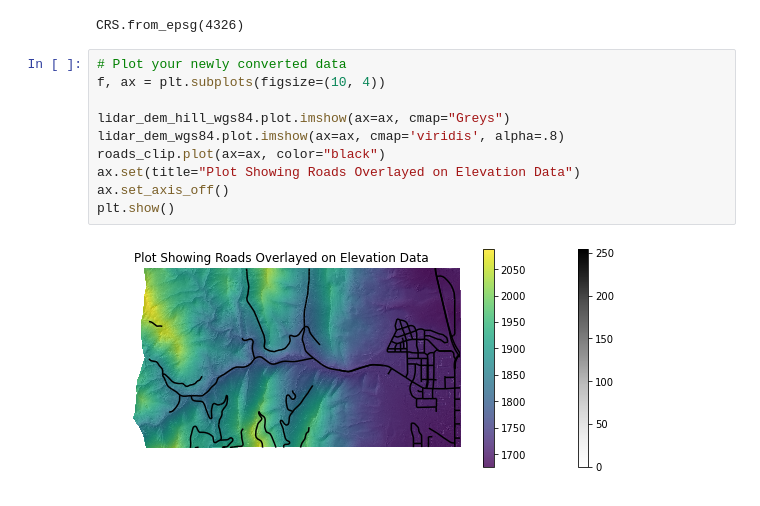
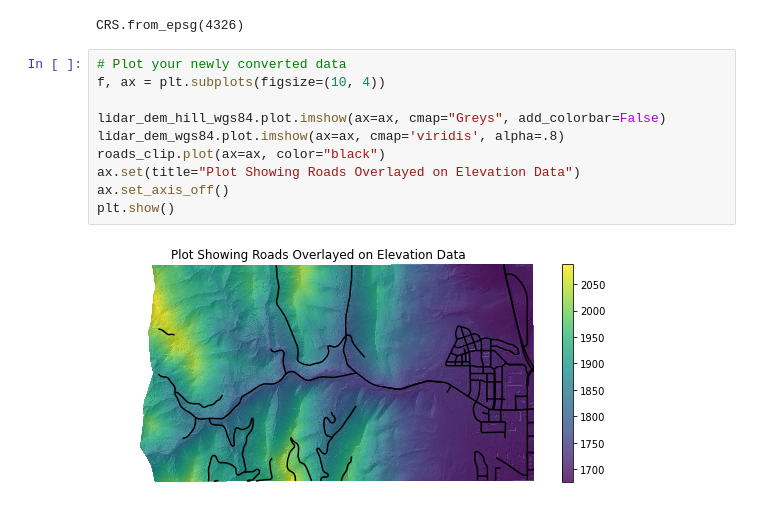
Before and after one commit to JudithAment/earth-analytics-bootcamp, a Jupyter notebook: intermediate-textbook/05-rasters-processing/lesson-5-reproject.ipynb, the cells around one changed output. Drawn from its saved outputs; the diff is of its cells as text.

Commit message:
remove duplicate colorbar

```diff
--- a/intermediate-textbook/05-rasters-processing/lesson-5-reproject.ipynb
+++ b/intermediate-textbook/05-rasters-processing/lesson-5-reproject.ipynb
@@ -153,12 +153,12 @@ CRS.from_epsg(4326)
 # %%
 # Plot your newly converted data
 f, ax = plt.subplots(figsize=(10, 4))
 
-lidar_dem_hill_wgs84.plot.imshow(ax=ax, cmap="Greys")
+lidar_dem_hill_wgs84.plot.imshow(ax=ax, cmap="Greys", add_colorbar=False)
 lidar_dem_wgs84.plot.imshow(ax=ax, cmap='viridis', alpha=.8)
 roads_clip.plot(ax=ax, color="black")
 ax.set(title="Plot Showing Roads Overlayed on Elevation Data")
 ax.set_axis_off()
 plt.show()
 # %% [output]
-[figure, old version]
+[figure, new version]
```
